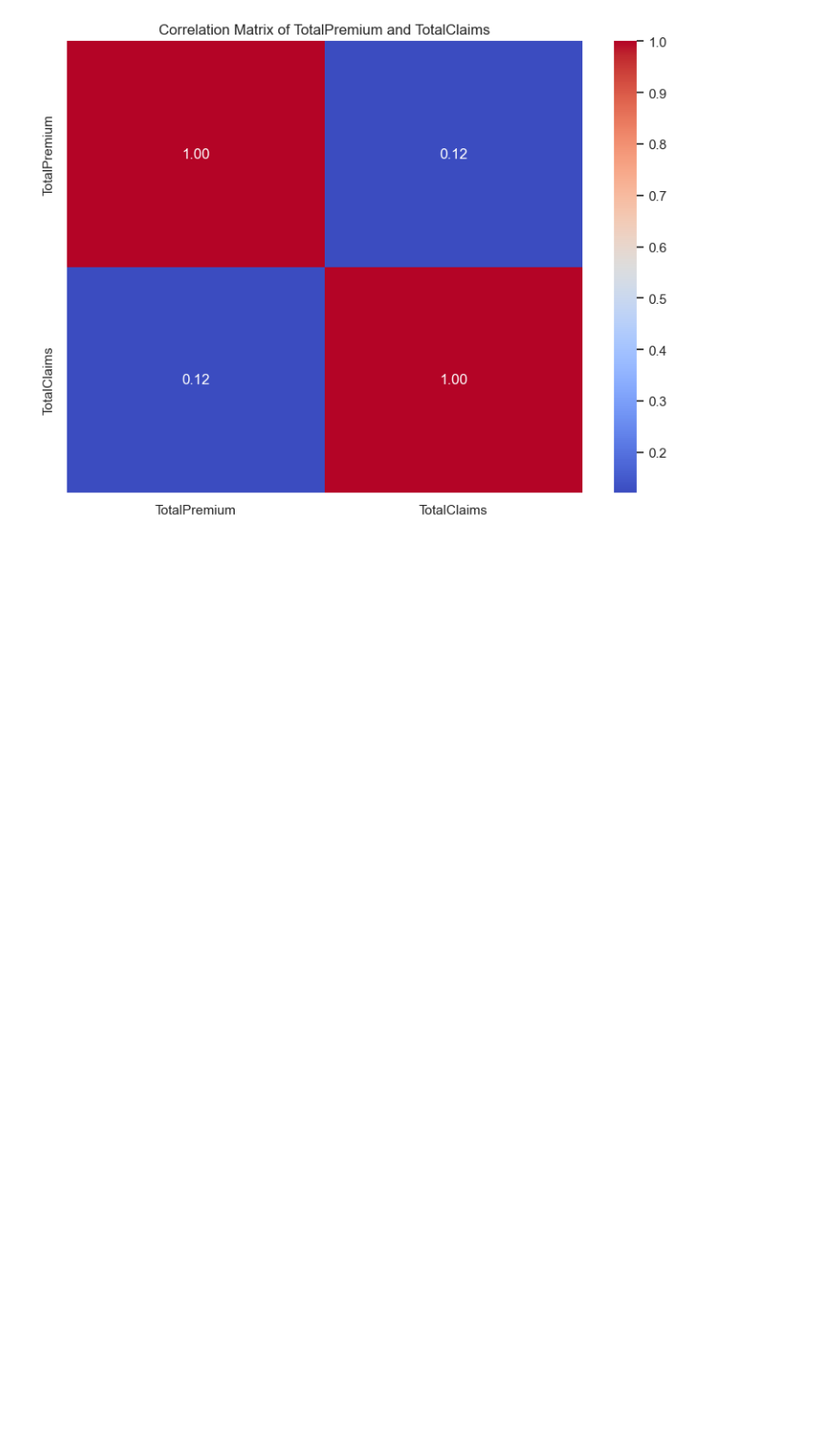
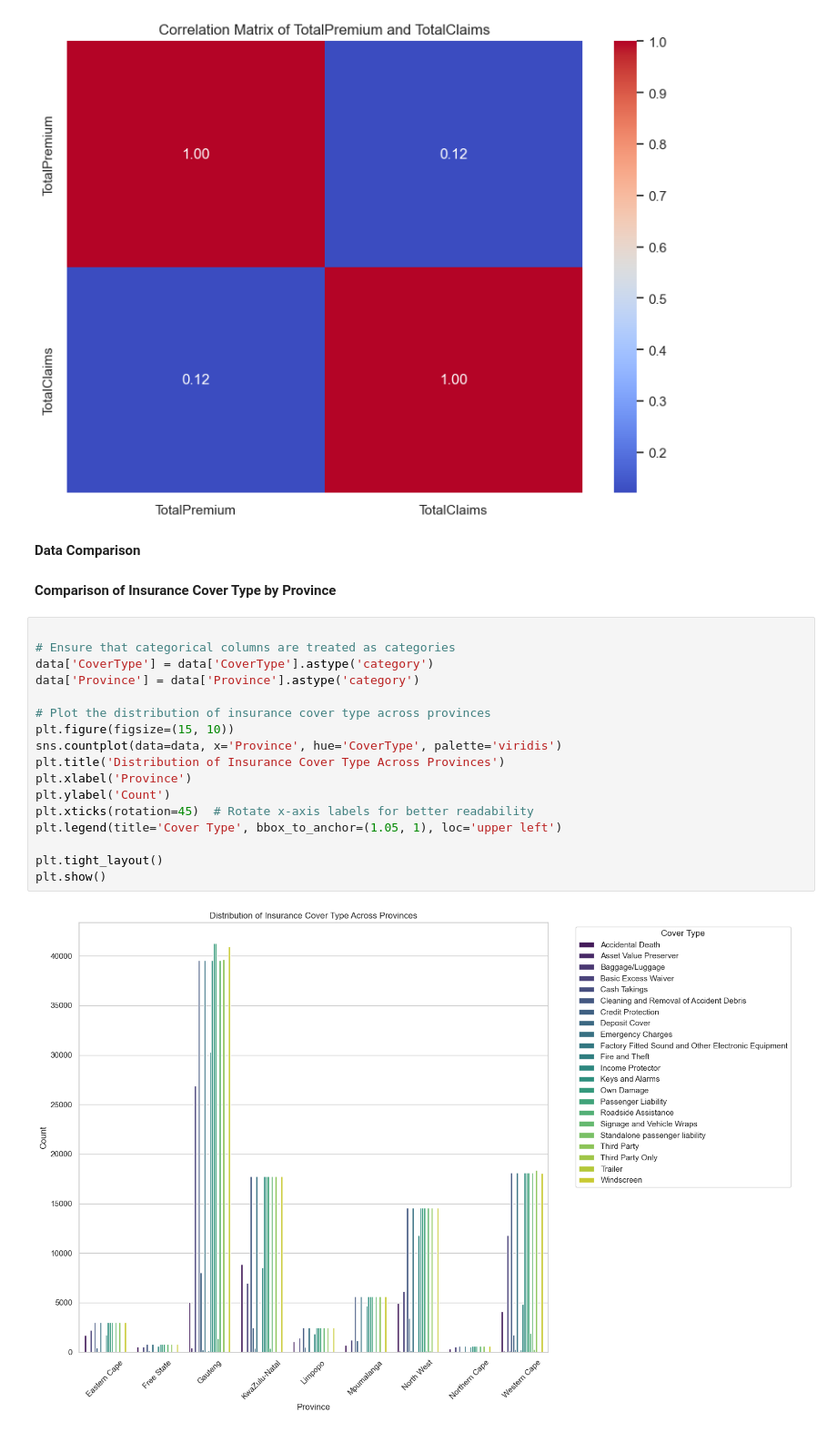
Before and after one commit to Wbam/Week-3, a Jupyter notebook: notebooks/eda_summary.ipynb, the cells around one changed output. Shown at 91% size. Drawn from its saved outputs; the diff is of its cells as text; blank space fills up the shorter version.

Commit message:
completed  Comparison of Insurance Cover Type by Province

```diff
--- a/notebooks/eda_summary.ipynb
+++ b/notebooks/eda_summary.ipynb
@@ -311,3 +311,26 @@ plt.tight_layout()
 plt.show()
 # %% [output]
 [figure]
+# %% [markdown]
+<font size ="32"><b>Data Comparison</b></font>
+# %% [markdown]
+<font size="21"><b> Comparison of Insurance Cover Type by Province</b></font>
+# %%
+
+# Ensure that categorical columns are treated as categories
+data['CoverType'] = data['CoverType'].astype('category')
+data['Province'] = data['Province'].astype('category')
+
+# Plot the distribution of insurance cover type across provinces
+plt.figure(figsize=(15, 10))
+sns.countplot(data=data, x='Province', hue='CoverType', palette='viridis')
+plt.title('Distribution of Insurance Cover Type Across Provinces')
+plt.xlabel('Province')
+plt.ylabel('Count')
+plt.xticks(rotation=45)  # Rotate x-axis labels for better readability
+plt.legend(title='Cover Type', bbox_to_anchor=(1.05, 1), loc='upper left')
+
+plt.tight_layout()
+plt.show()
+# %% [output]
+[figure, added]
```
